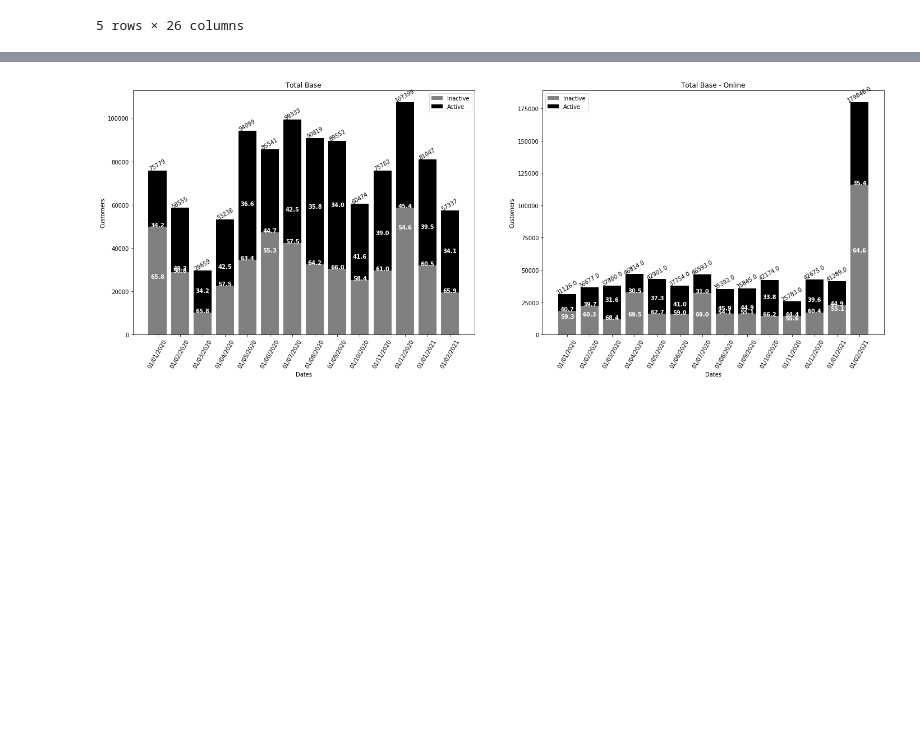
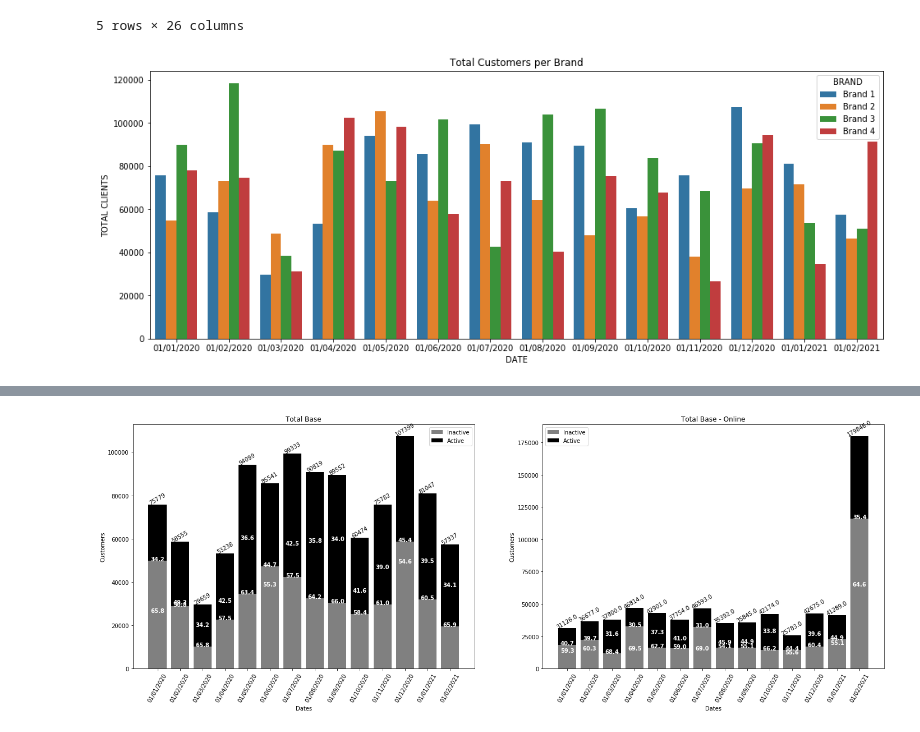
Before and after one commit to alessandraapds/CRM, a Jupyter notebook: CRM Report_2.ipynb, the cells around one changed output, grey strips where cells are left out. Cells and saved outputs as stored; diff of their text form; code cells hidden in the pictures; blank space fills up the shorter version.

```diff
--- a/CRM Report_2.ipynb
+++ b/CRM Report_2.ipynb
@@ -85,6 +85,16 @@ df.head()
 | 3 | APR | FY20 | 01/04/2020 | Brand 1 | 30610 | 22628 | 53238 | 3213 | 2.0 | ... |
 | 4 | MAY | FY20 | 01/05/2020 | Brand 1 | 59646 | 34453 | 94099 | 3533 | 2.0 | ... |
 5 rows × 26 columns
+# %%
+x = df['DATE']
+y = df['TOTAL CLIENTS']
+
+plt.figure(figsize=(16,6))
+plt.title('Total Customers per Brand')
+sns.barplot(x, y, hue=df['BRAND'])
+plt.show()
+# %% [output]
+[figure, added]
 # %%
 lst1 = ['Brand 1']
 
```
